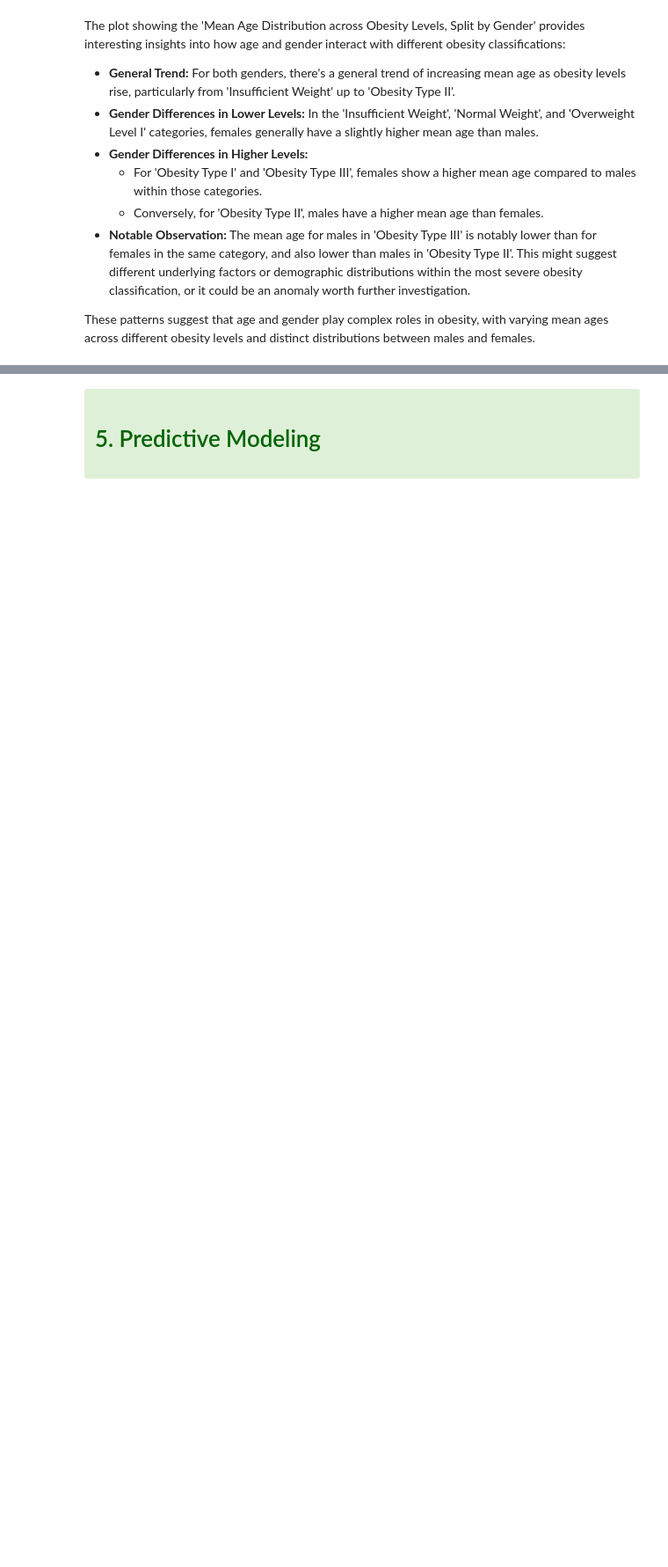
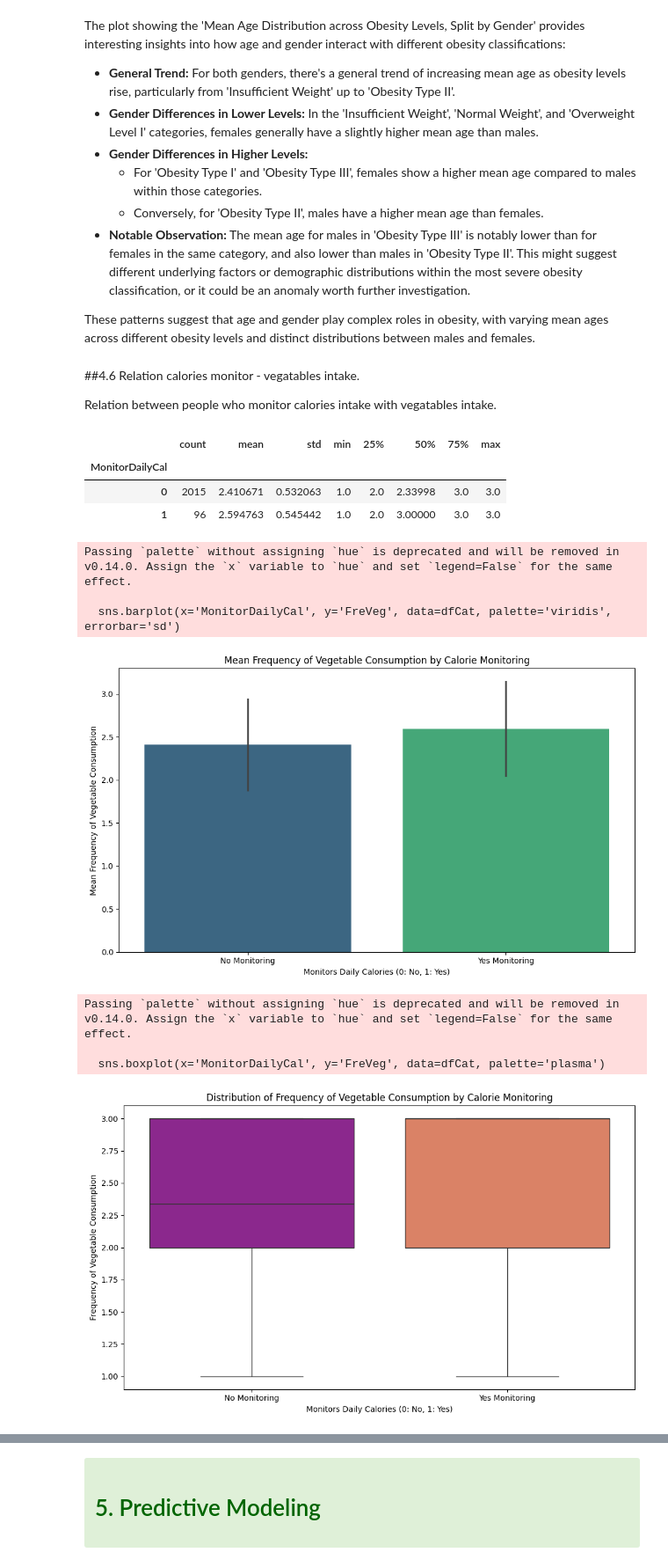
Before and after one commit to MInesGomes/DataScienceObesityLevels, a Jupyter notebook: DSGroup2.ipynb, the cells around one changed output, grey strips where cells are left out. Shown at 88% size. Cells and saved outputs as stored; diff of their text form; code cells hidden in the pictures; blank space fills up the shorter version.

Commit message:
Key Insights from Data Exploration and Modeling

```diff
--- a/DSGroup2.ipynb
+++ b/DSGroup2.ipynb
@@ -1438,3 +1405,37 @@ The plot showing the 'Mean Age Distribution across Obesity Levels, Split by Gend
 *   **Notable Observation:** The mean age for males in 'Obesity Type III' is notably lower than for females in the same category, and also lower than males in 'Obesity Type II'. This might suggest different underlying factors or demographic distributions within the most severe obesity classification, or it could be an anomaly worth further investigation.
 
 These patterns suggest that age and gender play complex roles in obesity, with varying mean ages across different obesity levels and distinct distributions between males and females.
+# %% [markdown]
+##4.6 Relation calories monitor - vegatables intake.
+
+Relation between people who monitor calories intake with vegatables intake.
+# %%
+import matplotlib.pyplot as plt
+import seaborn as sns
+
+# Calculate mean vegetable intake for those who monitor calories and those who don't
+veg_intake_by_monitor_cal = dfCat.groupby('MonitorDailyCal')['FreVeg'].agg(['count', 'mean', 'std', 'min', ('25%', lambda x: x.quantile(0.25)), ('50%', lambda x: x.quantile(0.50)), ('75%', lambda x: x.quantile(0.75)), 'max'])
+display(veg_intake_by_monitor_cal)
+
+# 1. Bar Chart: Mean Frequency of Vegetable Consumption
+plt.figure(figsize=(10, 6))
+sns.barplot(x='MonitorDailyCal', y='FreVeg', data=dfCat, palette='viridis', errorbar='sd')
+plt.title('Mean Frequency of Vegetable Consumption by Calorie Monitoring')
+plt.xlabel('Monitors Daily Calories (0: No, 1: Yes)')
+plt.ylabel('Mean Frequency of Vegetable Consumption')
+plt.xticks(ticks=[0, 1], labels=['No Monitoring', 'Yes Monitoring'])
+plt.tight_layout()
+plt.show()
+# %% [output]
+|  | count | mean | std | min | 25% | 50% | 75% | max |
+| MonitorDailyCal |  |  |  |  |  |  |  |  |
+| 0 | 2015 | 2.410671 | 0.532063 | 1.0 | 2.0 | 2.33998 | 3.0 | 3.0 |
+| 1 | 96 | 2.594763 | 0.545442 | 1.0 | 2.0 | 3.00000 | 3.0 | 3.0 |
+Passing `palette` without assigning `hue` is deprecated and will be removed in v0.14.0. Assign the `x` variable to `hue` and set `legend=False` for the same effect.
+
+  sns.barplot(x='MonitorDailyCal', y='FreVeg', data=dfCat, palette='viridis', errorbar='sd')
+[figure, added]
+Passing `palette` without assigning `hue` is deprecated and will be removed in v0.14.0. Assign the `x` variable to `hue` and set `legend=False` for the same effect.
+
+  sns.boxplot(x='MonitorDailyCal', y='FreVeg', data=dfCat, palette='plasma')
+[figure, added]
```
Also changed, not shown: parts of 13 cells of this notebook.
